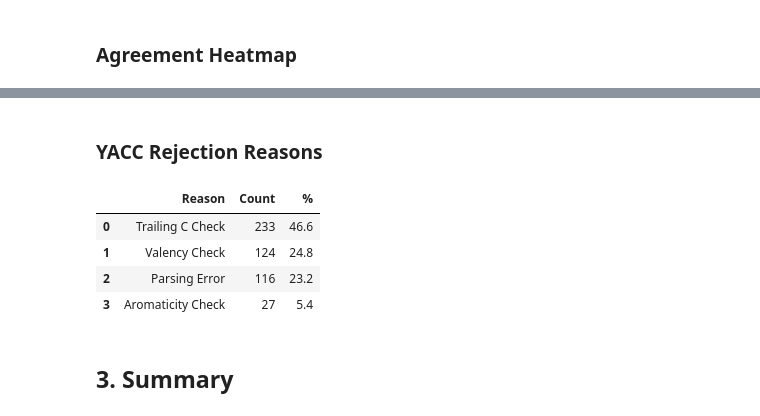
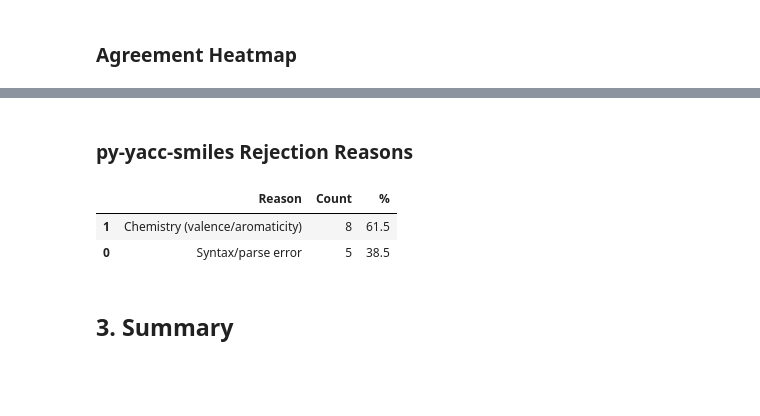
Before and after one commit to Luna-v0/smiles, a Jupyter notebook: analyses/analysingValidator.ipynb, the cells around one changed output, grey strips where cells are left out. Drawn from its saved outputs; the diff is of its cells as text; code cells hidden in the pictures; blank space fills up the shorter version.

```diff
--- a/analyses/analysingValidator.ipynb
+++ b/analyses/analysingValidator.ipynb
@@ -229,21 +267,2 @@ display(fn_df)
 # %% [markdown]
 ## 2. Large Dataset Benchmark
-# %%
-def load_benchmark_data():
-    files = glob('../data/*.parquet')
-    results = []
-    for csv in files:
-        try:
-            df = pd.read_parquet(csv)
-        except UnicodeDecodeError:
-            df = pd.read_parquet(csv)
-        if 'smiles' not in df.columns:
-            continue
-        dataset_name = csv.split('/')[-1].replace('.parquet', '')
-        for smiles in df['smiles'].dropna():
-            results.append({'dataset': dataset_name, 'smiles': smiles})
-        print(f"Loaded {dataset_name}: {len(df)} molecules")
-    return pd.DataFrame(results)
-
-bench_df = load_benchmark_data()
-print(f"\nTotal: {len(bench_df)} molecules")
@@ -390,33 +410,31 @@ plt.show()
 # %% [markdown]
-### YACC Rejection Reasons
+### py-yacc-smiles Rejection Reasons
 # %%
-yacc_rejects = bench_df[bench_df['YACC'] == False]['smiles'].head(500)
+# Why does py-yacc-smiles reject a SMILES? (syntax vs chemistry)
+rejects = bench_df[bench_df['py-yacc-smiles'] == False]['smiles'].head(500)
 
 failure_reasons = []
-for smiles in yacc_rejects:
+for smiles in rejects:
     _, err = validate_smiles(smiles)
     if err:
         err_str = str(err)
-        if 'validate_smiles' in err_str:
-            failure_reasons.append('Trailing C Check')
-        elif 'validate_rings_and_valency' in err_str:
-            failure_reasons.append('Valency Check')
-        elif 'validate_aromaticity' in err_str:
-            failure_reasons.append('Aromaticity Check')
-        elif 'chain' in err_str or 'Parser' in err_str:
-            failure_reasons.append('Parsing Error')
+        low = err_str.lower()
+        if 'unclosed ring' in low:
+            failure_reasons.append('Unclosed ring (syntax)')
+        elif 'chemistry' in low or 'valence' in low or 'kekul' in low or 'aromatic' in low:
+            failure_reasons.append('Chemistry (valence/aromaticity)')
+        elif 'illegal character' in low or 'error on' in low or 'chain' in low or 'parser' in low or 'line' in low:
+            failure_reasons.append('Syntax/parse error')
         else:
             failure_reasons.append('Other')
 
 reason_df = pd.DataFrame(Counter(failure_reasons).items(), columns=['Reason', 'Count']).sort_values('Count', ascending=False)
 reason_df['%'] = (reason_df['Count'] / reason_df['Count'].sum() * 100).round(1)
 display(reason_df)
 # %% [output]
 |  | Reason | Count | % |
-| 0 | Trailing C Check | 233 | 46.6 |
-| 1 | Valency Check | 124 | 24.8 |
-| 2 | Parsing Error | 116 | 23.2 |
-| 3 | Aromaticity Check | 27 | 5.4 |
+| 1 | Chemistry (valence/aromaticity) | 8 | 61.5 |
+| 0 | Syntax/parse error | 5 | 38.5 |
 # %% [markdown]
 ## 3. Summary
 # %%
```
Also changed, not shown: parts of 21 cells of this notebook, 19 other files.
